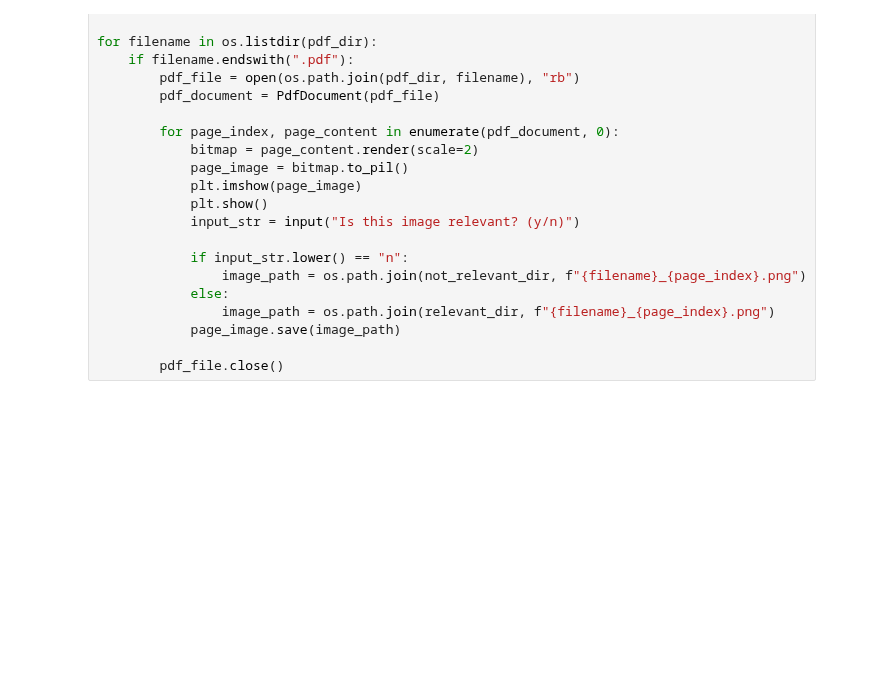
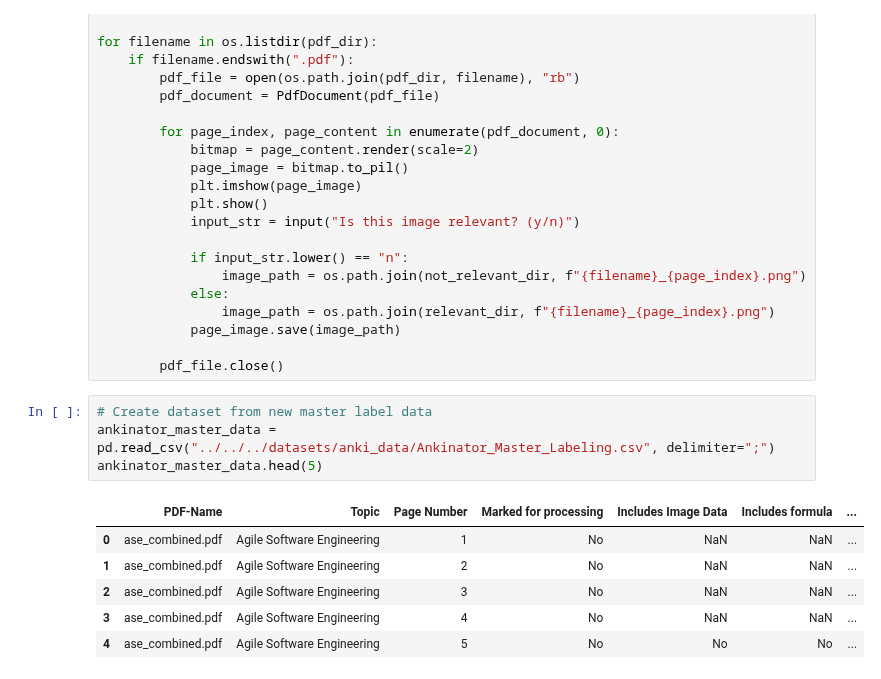
Before and after one commit to Ankinator/ankinator-flashcard-models, a Jupyter notebook: notebooks/models/extractor_classifier/dataset_creation.ipynb, the cells around one changed output. Drawn from its saved outputs; the diff is of its cells as text; blank space fills up the shorter version.

Commit message:
Update dataset scripts and classifier notebook

```diff
--- a/notebooks/models/extractor_classifier/dataset_creation.ipynb
+++ b/notebooks/models/extractor_classifier/dataset_creation.ipynb
@@ -35,3 +49,14 @@ for filename in os.listdir(pdf_dir):
             page_image.save(image_path)
 
         pdf_file.close()
+# %%
+# Create dataset from new master label data
+ankinator_master_data = pd.read_csv("../../../datasets/anki_data/Ankinator_Master_Labeling.csv", delimiter=";")
+ankinator_master_data.head(5)
+# %% [output]
+|  | PDF-Name | Topic | Page Number | Marked for processing | Includes Image Data | Includes formula | ... |
+| 0 | ase_combined.pdf | Agile Software Engineering | 1 | No | NaN | NaN | ... |
+| 1 | ase_combined.pdf | Agile Software Engineering | 2 | No | NaN | NaN | ... |
+| 2 | ase_combined.pdf | Agile Software Engineering | 3 | No | NaN | NaN | ... |
+| 3 | ase_combined.pdf | Agile Software Engineering | 4 | No | NaN | NaN | ... |
+| 4 | ase_combined.pdf | Agile Software Engineering | 5 | No | No | No | ... |
```
Also changed, not shown: parts of 12 cells of this notebook, 1 other file.
